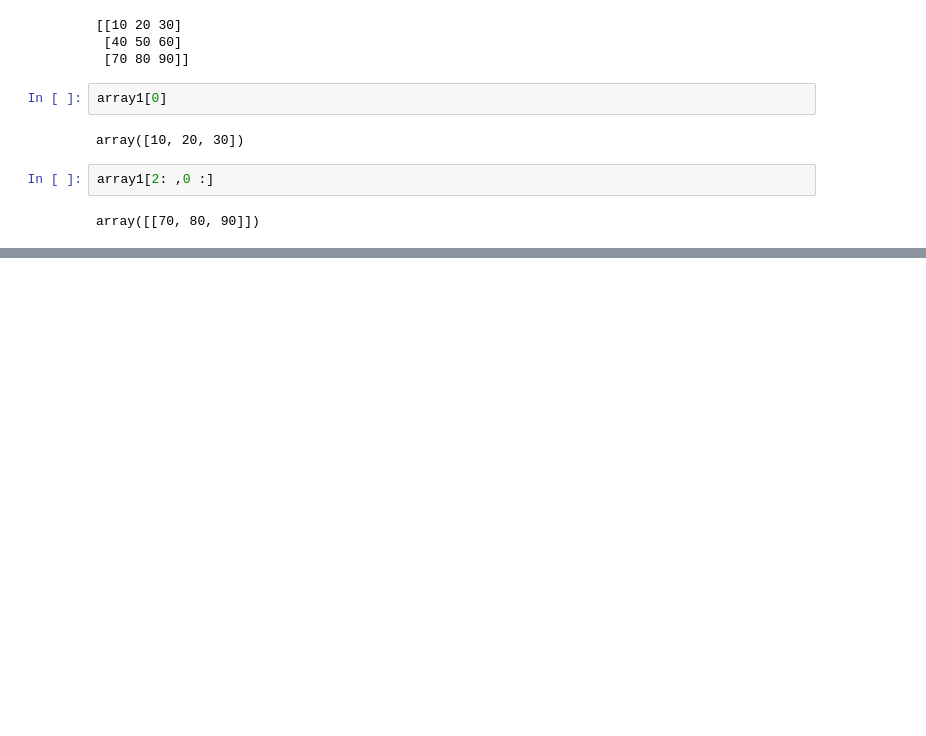
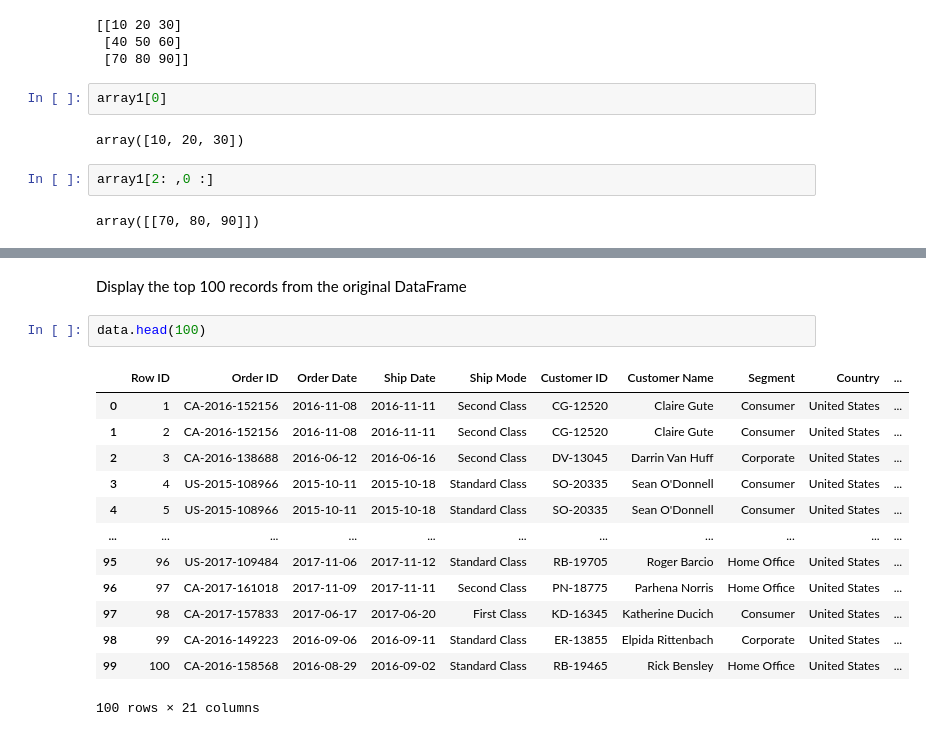
Before and after one commit to Meghanakm-24/Meghanakm-24, a Jupyter notebook: Assignments.ipynb, the cells around one changed output, grey strips where cells are left out. Drawn from its saved outputs; the diff is of its cells as text; blank space fills up the shorter version.

```diff
--- a/Assignments.ipynb
+++ b/Assignments.ipynb
@@ -303,0 +720,19 @@ array([[70, 80, 90]])
+# %% [markdown]
+
+ Display the top 100 records from the original DataFrame
+# %%
+data.head(100)
+# %% [output]
+|  | Row ID | Order ID | Order Date | Ship Date | Ship Mode | Customer ID | Customer Name | Segment | Country | ... |
+| 0 | 1 | CA-2016-152156 | 2016-11-08 | 2016-11-11 | Second Class | CG-12520 | Claire Gute | Consumer | United States | ... |
+| 1 | 2 | CA-2016-152156 | 2016-11-08 | 2016-11-11 | Second Class | CG-12520 | Claire Gute | Consumer | United States | ... |
+| 2 | 3 | CA-2016-138688 | 2016-06-12 | 2016-06-16 | Second Class | DV-13045 | Darrin Van Huff | Corporate | United States | ... |
+| 3 | 4 | US-2015-108966 | 2015-10-11 | 2015-10-18 | Standard Class | SO-20335 | Sean O'Donnell | Consumer | United States | ... |
+| 4 | 5 | US-2015-108966 | 2015-10-11 | 2015-10-18 | Standard Class | SO-20335 | Sean O'Donnell | Consumer | United States | ... |
+| ... | ... | ... | ... | ... | ... | ... | ... | ... | ... | ... |
+| 95 | 96 | US-2017-109484 | 2017-11-06 | 2017-11-12 | Standard Class | RB-19705 | Roger Barcio | Home Office | United States | ... |
+| 96 | 97 | CA-2017-161018 | 2017-11-09 | 2017-11-11 | Second Class | PN-18775 | Parhena Norris | Home Office | United States | ... |
+| 97 | 98 | CA-2017-157833 | 2017-06-17 | 2017-06-20 | First Class | KD-16345 | Katherine Ducich | Consumer | United States | ... |
+| 98 | 99 | CA-2016-149223 | 2016-09-06 | 2016-09-11 | Standard Class | ER-13855 | Elpida Rittenbach | Corporate | United States | ... |
+| 99 | 100 | CA-2016-158568 | 2016-08-29 | 2016-09-02 | Standard Class | RB-19465 | Rick Bensley | Home Office | United States | ... |
+100 rows × 21 columns
```
Also changed, not shown: parts of 52 cells of this notebook.
